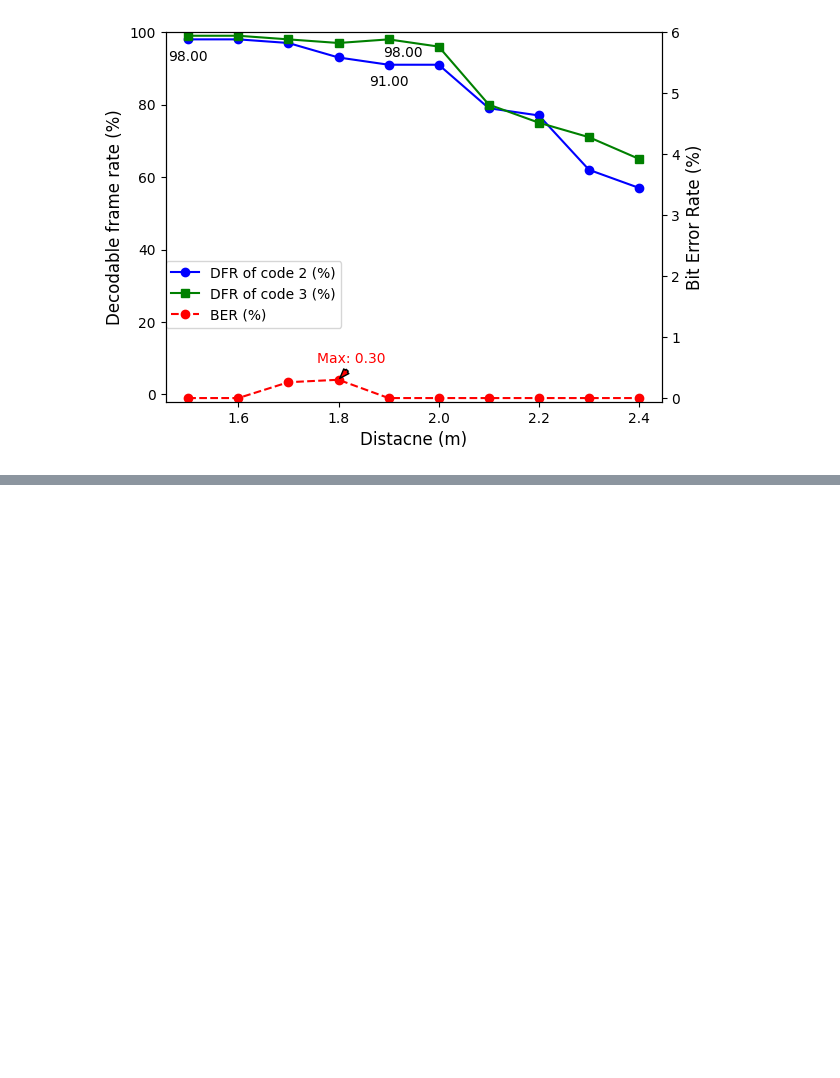
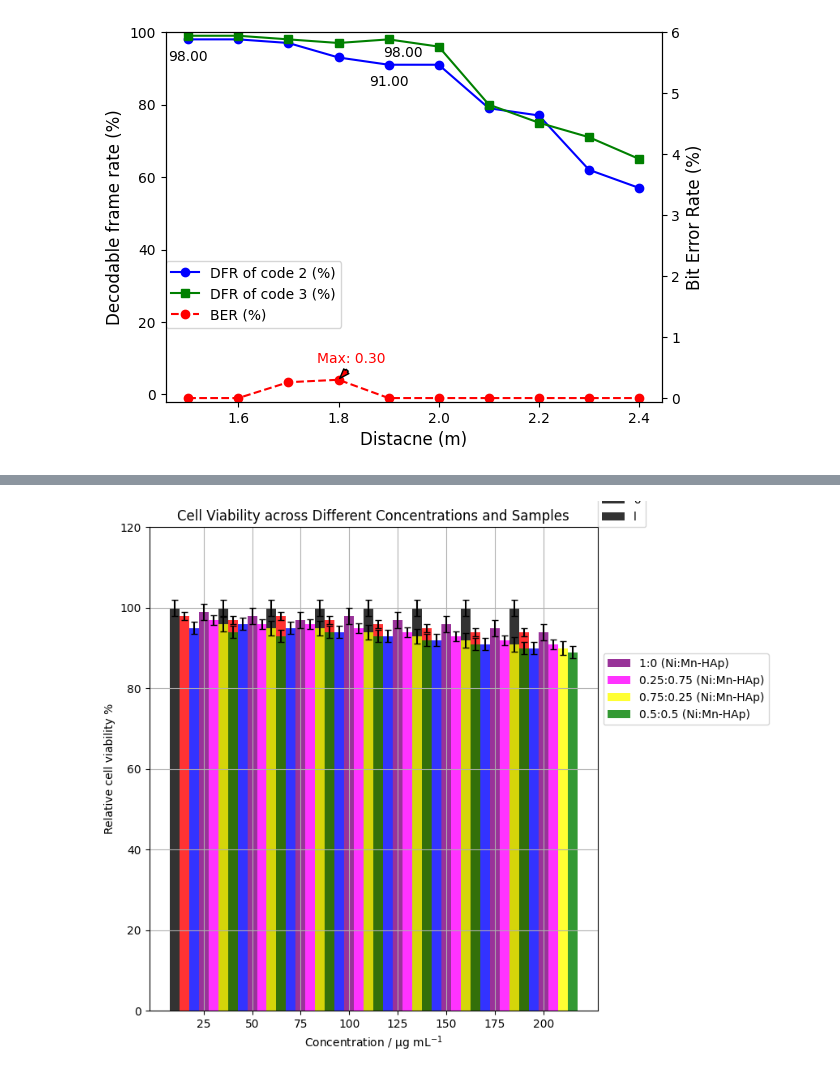
Before and after one commit to nguyendinhquan140701/LEDs_Data_Processing, a Jupyter notebook: Encode_Decode/draw/case1.ipynb, the cells around one changed output, grey strips where cells are left out. Saved outputs shown, nothing was run; the diff lists cells and outputs as text; code cells hidden in the pictures; blank space fills up the shorter version.

```diff
--- a/Encode_Decode/draw/case1.ipynb
+++ b/Encode_Decode/draw/case1.ipynb
@@ -145,0 +258,71 @@ plt.savefig('_2led_18khz.png')
+# %%
+import numpy as np
+import matplotlib.pyplot as plt
+
+# Sample data (replace these with your actual data)
+concentrations = [25, 50, 75, 100, 125, 150, 175, 200]
+control = [100, 100, 100, 100, 100, 100, 100, 100]  # Example data
+hap = [98, 97, 98, 97, 96, 95, 94, 94]  # Example data
+ni_mn_hap_0_1 = [95, 96, 95, 94, 93, 92, 91, 90]  # Example data
+ni_mn_hap_1_0 = [99, 98, 97, 98, 97, 96, 95, 94]  # Example data
+ni_mn_hap_025_075 = [97, 96, 96, 95, 94, 93, 92, 91]  # Example data
+ni_mn_hap_075_025 = [96, 95, 95, 94, 93, 92, 91, 90]  # Example data
+ni_mn_hap_05_05 = [94, 93, 94, 93, 92, 91, 90, 89]  # Example data
+
+# Error values (replace these with your actual error data)
+error_control = [2, 2, 2, 2, 2, 2, 2, 2]
+error_hap = [1, 1, 1, 1, 1, 1, 1, 1]
+error_ni_mn_hap_0_1 = [1.5, 1.5, 1.5, 1.5, 1.5, 1.5, 1.5, 1.5]
+error_ni_mn_hap_1_0 = [2, 2, 2, 2, 2, 2, 2, 2]
+error_ni_mn_hap_025_075 = [1.2, 1.2, 1.2, 1.2, 1.2, 1.2, 1.2, 1.2]
+error_ni_mn_hap_075_025 = [1.8, 1.8, 1.8, 1.8, 1.8, 1.8, 1.8, 1.8]
+error_ni_mn_hap_05_05 = [1.5, 1.5, 1.5, 1.5, 1.5, 1.5, 1.5, 1.5]
+
+# Plotting the data
+bar_width = 5
+opacity = 0.8
+
+plt.figure(figsize=(10, 7))
+
+# Plot each bar for the corresponding data with error bars
+bar1 = plt.bar(np.array(concentrations) - 15, control, bar_width, alpha=opacity, color='black',
+               label='Control', yerr=error_control, capsize=3)
+bar2 = plt.bar(np.array(concentrations) - 10, hap, bar_width, alpha=opacity, color='red',
+               label='HAp', yerr=error_hap, capsize=3)
+bar3 = plt.bar(np.array(concentrations) - 5, ni_mn_hap_0_1, bar_width, alpha=opacity, color='blue',
+               label='0:1 (Ni:Mn-HAp)', yerr=error_ni_mn_hap_0_1, capsize=3)
+bar4 = plt.bar(np.array(concentrations), ni_mn_hap_1_0, bar_width, alpha=opacity, color='purple',
+               label='1:0 (Ni:Mn-HAp)', yerr=error_ni_mn_hap_1_0, capsize=3)
+bar5 = plt.bar(np.array(concentrations) + 5, ni_mn_hap_025_075, bar_width, alpha=opacity, color='magenta',
+               label='0.25:0.75 (Ni:Mn-HAp)', yerr=error_ni_mn_hap_025_075, capsize=3)
+bar6 = plt.bar(np.array(concentrations) + 10, ni_mn_hap_075_025, bar_width, alpha=opacity, color='yellow',
+               label='0.75:0.25 (Ni:Mn-HAp)', yerr=error_ni_mn_hap_075_025, capsize=3)
+bar7 = plt.bar(np.array(concentrations) + 15, ni_mn_hap_05_05, bar_width, alpha=opacity, color='green',
+               label='0.5:0.5 (Ni:Mn-HAp)', yerr=error_ni_mn_hap_05_05, capsize=3)
+
+plt.xlabel('Concentration / μg mL$^{-1}$')
+plt.ylabel('Relative cell viability %')
+plt.title('Cell Viability across Different Concentrations and Samples')
+plt.xticks(concentrations)
+plt.ylim([0, 120])
+plt.grid(True)
+
+# First legend
+first_legend = plt.legend(bar1, 'Control', loc=(0, 0.5), bbox_to_anchor=(1, 1))
+second_legend = plt.legend( bar2, 'HAp', loc=(0.2, 0.5), bbox_to_anchor=(1, 1))
+thirst_legend = plt.legend( bar3,  '0:1 (Ni:Mn-HAp)', loc=(0.5, ), bbox_to_anchor=(1, 1))
+# fouth_legend = plt.legend( bar4, ['Control', 'HAp', '0:1 (Ni:Mn-HAp)'], loc='upper left', bbox_to_anchor=(1, 1))
+# fifth_legend = plt.legend( bar5, ['Control', 'HAp', '0:1 (Ni:Mn-HAp)'], loc='upper left', bbox_to_anchor=(1, 1))
+# sixth_legend = plt.legend(bar6, ['Control', 'HAp', '0:1 (Ni:Mn-HAp)'], loc='upper left', bbox_to_anchor=(1, 1))
+
+# Add first legend to the plot
+plt.gca().add_artist(first_legend)
+
+# Second legend
+plt.legend([bar4, bar5, bar6, bar7], ['1:0 (Ni:Mn-HAp)', '0.25:0.75 (Ni:Mn-HAp)', '0.75:0.25 (Ni:Mn-HAp)', '0.5:0.5 (Ni:Mn-HAp)'],
+           loc='upper left', bbox_to_anchor=(1, 0.75))
+
+plt.tight_layout(rect=[0, 0, 0.85, 1])  # Adjust layout to make room for legends
+plt.show()
+# %% [output]
+[figure, added]
```
Also changed, not shown: parts of 5 cells of this notebook.
